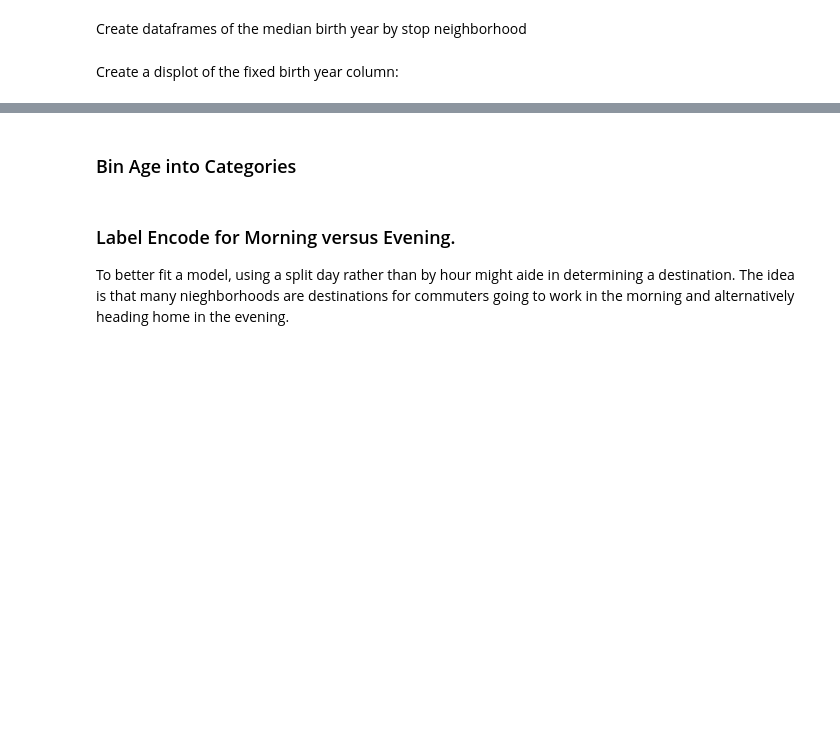
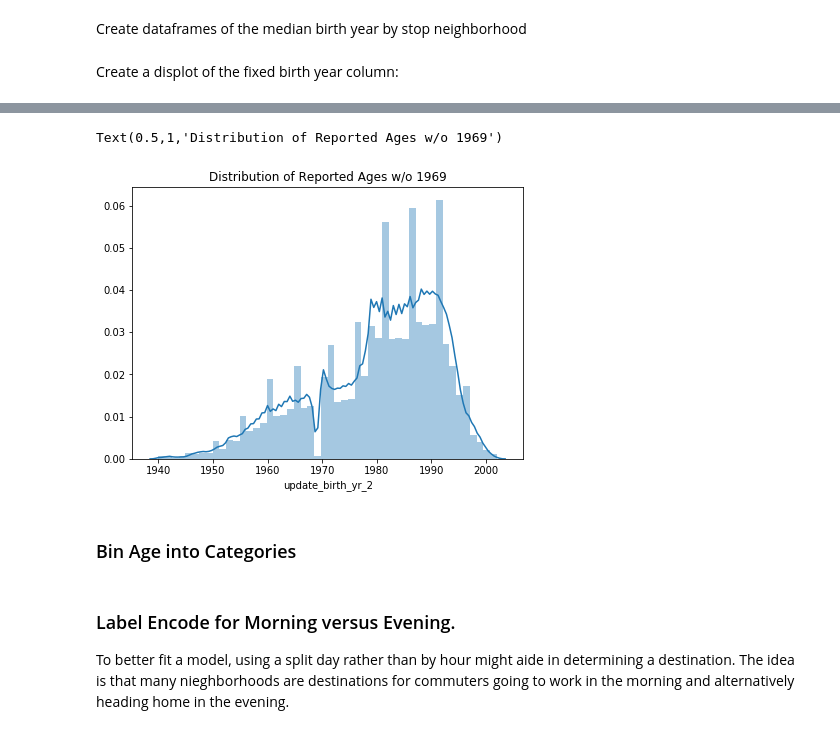
Before and after one commit to lewi0332/flatiron_mod_3_citibike, a Jupyter notebook: citibike_data_cleaning_and_eda.ipynb, the cells around one changed output, grey strips where cells are left out. Drawn from its saved outputs; the diff is of its cells as text; code cells hidden in the pictures; blank space fills up the shorter version.

```diff
--- a/citibike_data_cleaning_and_eda.ipynb
+++ b/citibike_data_cleaning_and_eda.ipynb
@@ -217,6 +267,6 @@ citibikes_df.usertype = citibikes_df.usertype.cat.codes
 # %%
-citibikes_df_2.usertype = pd.Categorical(citibikes_df_2.usertype)
-citibikes_df_2.usertype = citibikes_df_2.usertype.cat.codes
+citibikes_df_nhbrs.usertype = pd.Categorical(citibikes_df_nhbrs.usertype)
+citibikes_df_nhbrs.usertype = citibikes_df_nhbrs.usertype.cat.codes
 # %% [markdown]
 ### Exploring Age Data
 
@@ -262,7 +322,7 @@ median_birthyear = pd.DataFrame(citibikes_df.groupby('end_nhbr')['birth year'].m
 median_birthyear.reset_index(inplace=True)
 # median_birthyear.head()
 # %%
-median_birthyear_2 = pd.DataFrame(citibikes_df_2.groupby('end_nhbr')['birth year'].median())
+median_birthyear_2 = pd.DataFrame(citibikes_df_nhbrs.groupby('end_nhbr')['birth year'].median())
 median_birthyear_2.reset_index(inplace=True)
 # median_birthyear.head()
 # %%
@@ -279,3 +341,11 @@ plt.savefig('fixed_age_dist.png')
+# %%
+fig = plt.figure(figsize=(7,5))
+sns.distplot(citibikes_df_nhbrs['update_birth_yr_2'])
+plt.title('Distribution of Reported Ages w/o 1969')
+# plt.savefig('fixed_age_dist.png')
+# %% [output]
+Text(0.5,1,'Distribution of Reported Ages w/o 1969')
+[figure, added]
 # %% [markdown]
 ### Bin Age into Categories
 # %% [markdown]
```
Also changed, not shown: parts of 52 cells of this notebook, 1 other file.
